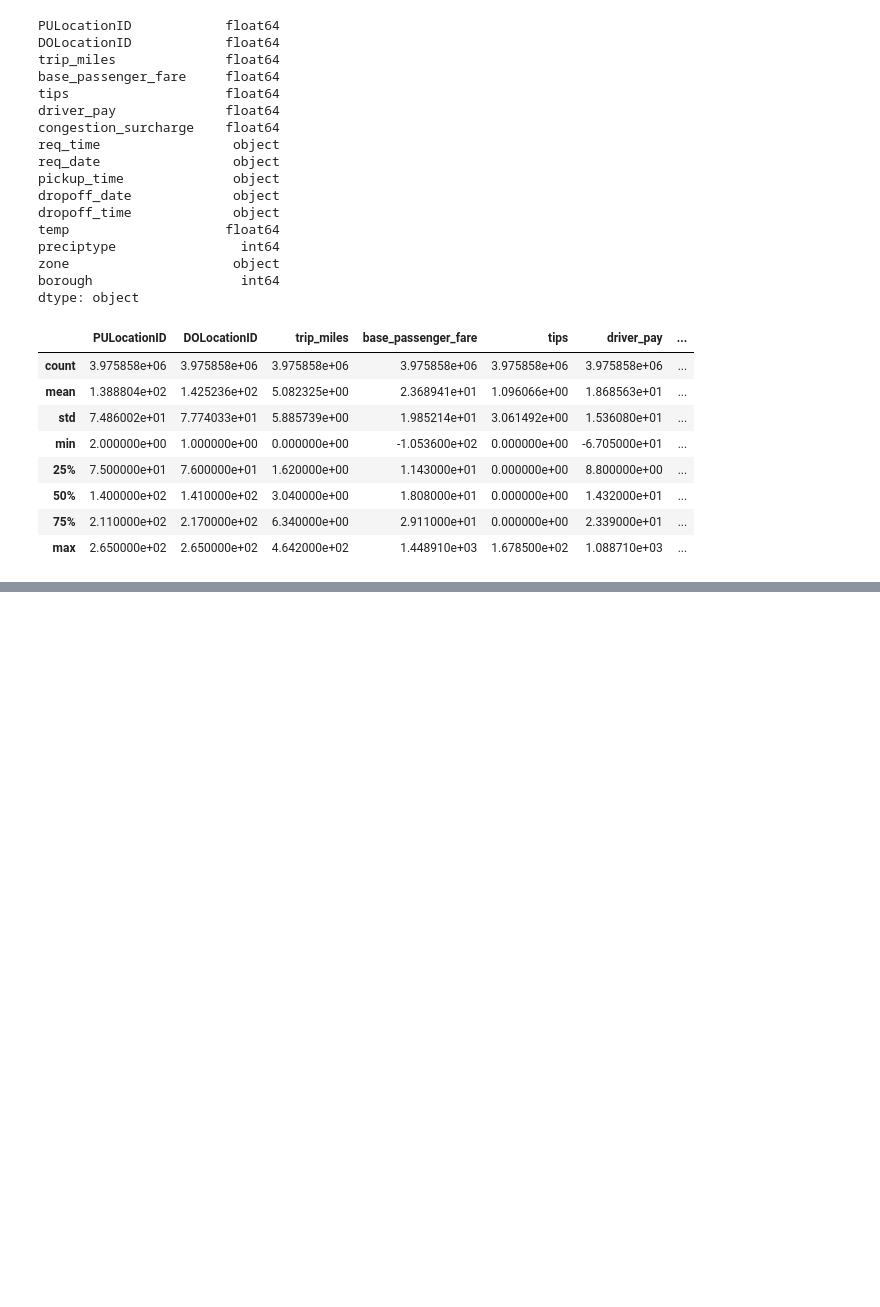
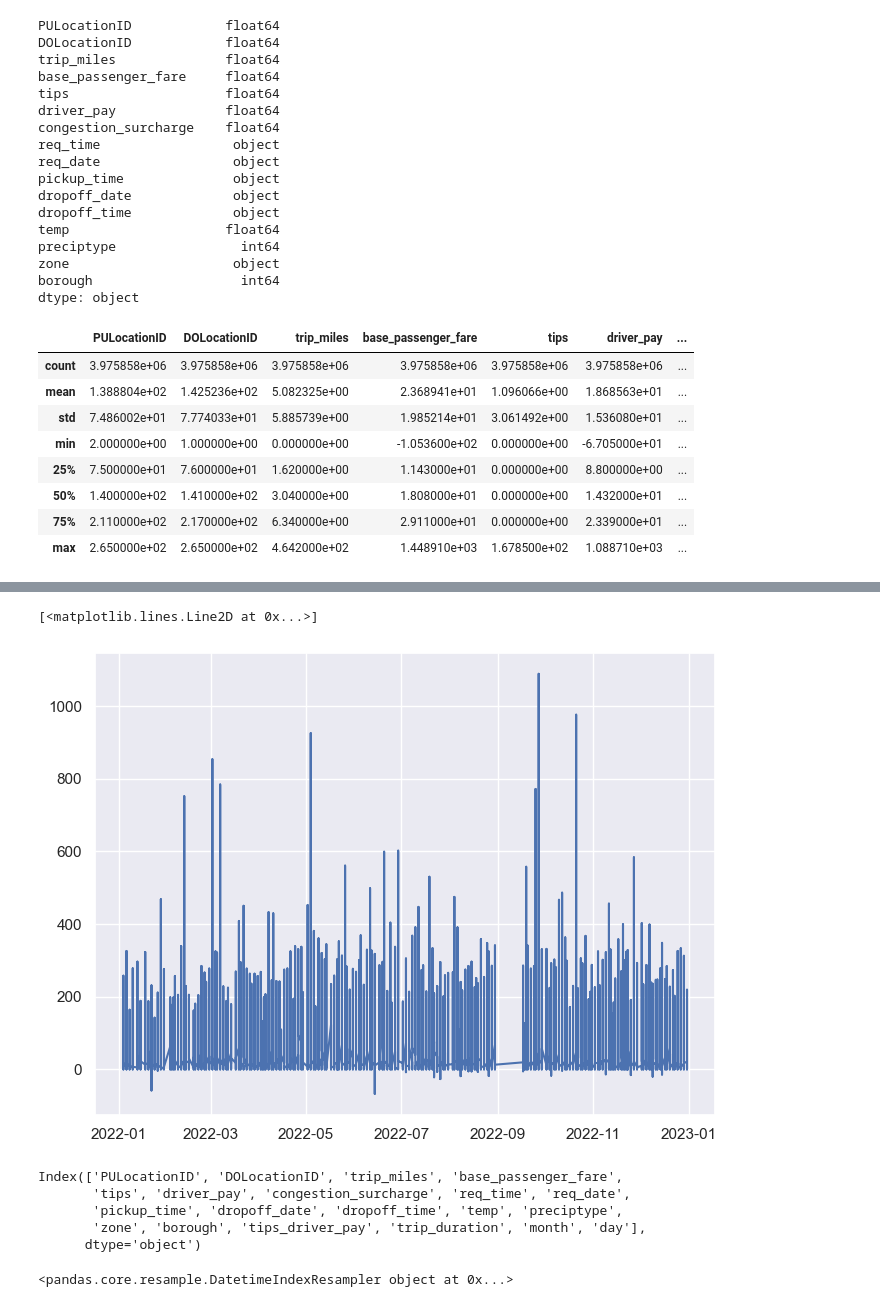
Before and after one commit to dillondiatlo/capstone, a Jupyter notebook: code/Untitled.ipynb, the cells around one changed output, grey strips where cells are left out. Drawn from its saved outputs; the diff is of its cells as text; code cells hidden in the pictures; blank space fills up the shorter version.

```diff
--- a/code/Untitled.ipynb
+++ b/code/Untitled.ipynb
@@ -79,0 +164,19 @@ plt.bar(df['driver_pay'].resample("ME").mean(), df['driver_pay'].resample("ME").
+# %%
+plt.figure(figsize=(8,6))
+plt.plot(df.index, df['tips_driver_pay'])
+# %% [output]
+[<matplotlib.lines.Line2D at 0x...>]
+[figure, added]
+# %%
+df.columns
+# %% [output]
+Index(['PULocationID', 'DOLocationID', 'trip_miles', 'base_passenger_fare',
+       'tips', 'driver_pay', 'congestion_surcharge', 'req_time', 'req_date',
+       'pickup_time', 'dropoff_date', 'dropoff_time', 'temp', 'preciptype',
+       'zone', 'borough', 'tips_driver_pay', 'trip_duration', 'month', 'day'],
+      dtype='object')
+# %%
+df_weekly = df.resample('W')
+df_weekly
+# %% [output]
+<pandas.core.resample.DatetimeIndexResampler object at 0x...>
```
Also changed, not shown: parts of 89 cells of this notebook, 16 other files.
